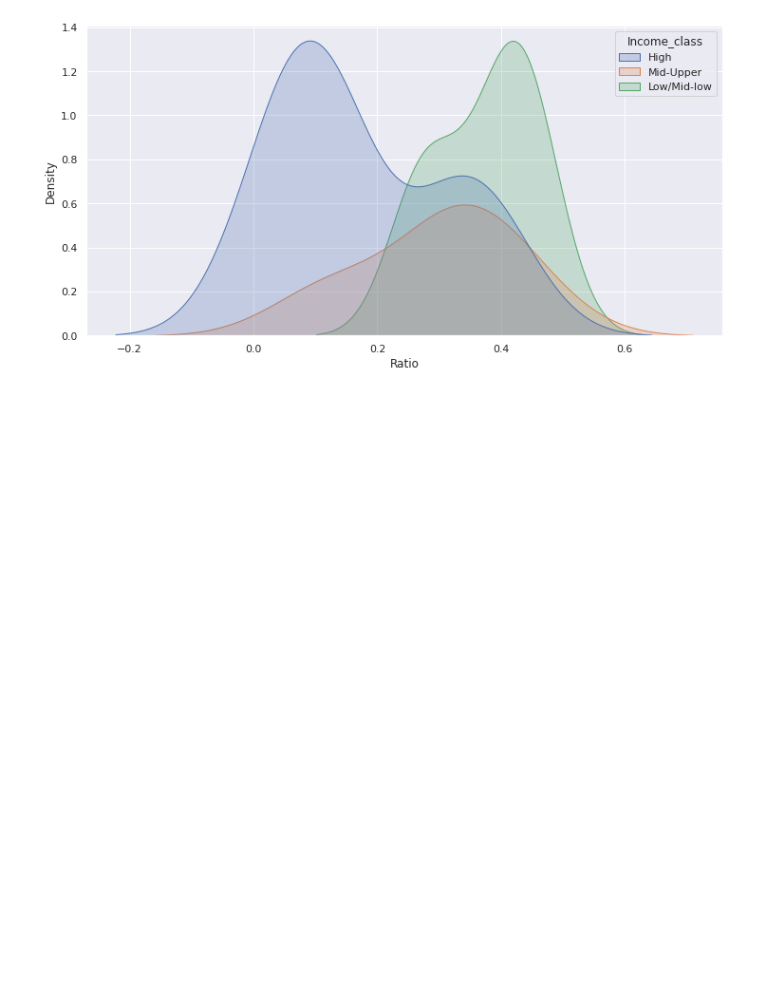
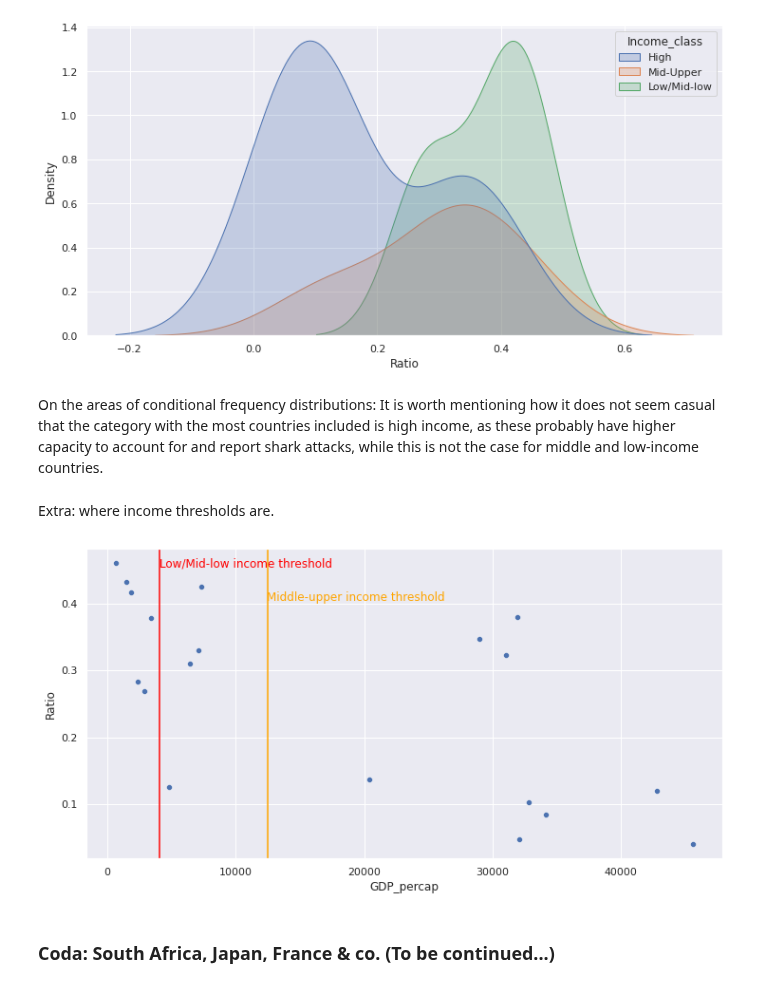
Before and after one commit to DiSanchz/data-cleaning-pandas, a Jupyter notebook: analysis.ipynb, the cells around one changed output. Saved outputs shown, nothing was run; the diff lists cells and outputs as text; code cells hidden in the pictures; blank space fills up the shorter version.

```diff
--- a/analysis.ipynb
+++ b/analysis.ipynb
@@ -104,3 +135,20 @@ Kdeplot_A = sns.kdeplot(x="Ratio", hue=vdf_22.Income_class, fill=True, data=vdf_
 Kdeplot_A.figure.savefig("visual/Kdeplot_A.jpg", dpi=1000)
 # %% [output]
 [figure]
+# %% [markdown]
+On the areas of conditional frequency distributions: It is worth mentioning how it does not seem casual that the category with the most countries included is high income, as these probably have higher capacity to account for and report shark attacks, while this is not the case for middle and low-income countries.
+# %% [markdown]
+Extra: where income thresholds are.
+# %%
+Income_thresholds = sns.scatterplot(x= "GDP_percap", y="Ratio", data=vdf_22);
+Income_thresholds.axvline(x=4035, c="red", label="Low/Mid-low income");
+Income_thresholds.axvline(x=12475, c="orange", label="Midlle-upper income");
+Income_thresholds.annotate('Low/Mid-low income threshold', (4085, 0.455),horizontalalignment='left', size='medium', color='red')
+Income_thresholds.annotate('Middle-upper income threshold', (12425, 0.405),
+                    horizontalalignment='left', size='medium', color='orange')
+
+Income_thresholds.figure.savefig("visual/Income_thresholds.jpg", dpi=1000)
+# %% [output]
+[figure, added]
+# %% [markdown]
+### Coda: South Africa, Japan, France & co. (To be continued...)
```
Also changed, not shown: parts of 14 cells of this notebook, 4 other files.
